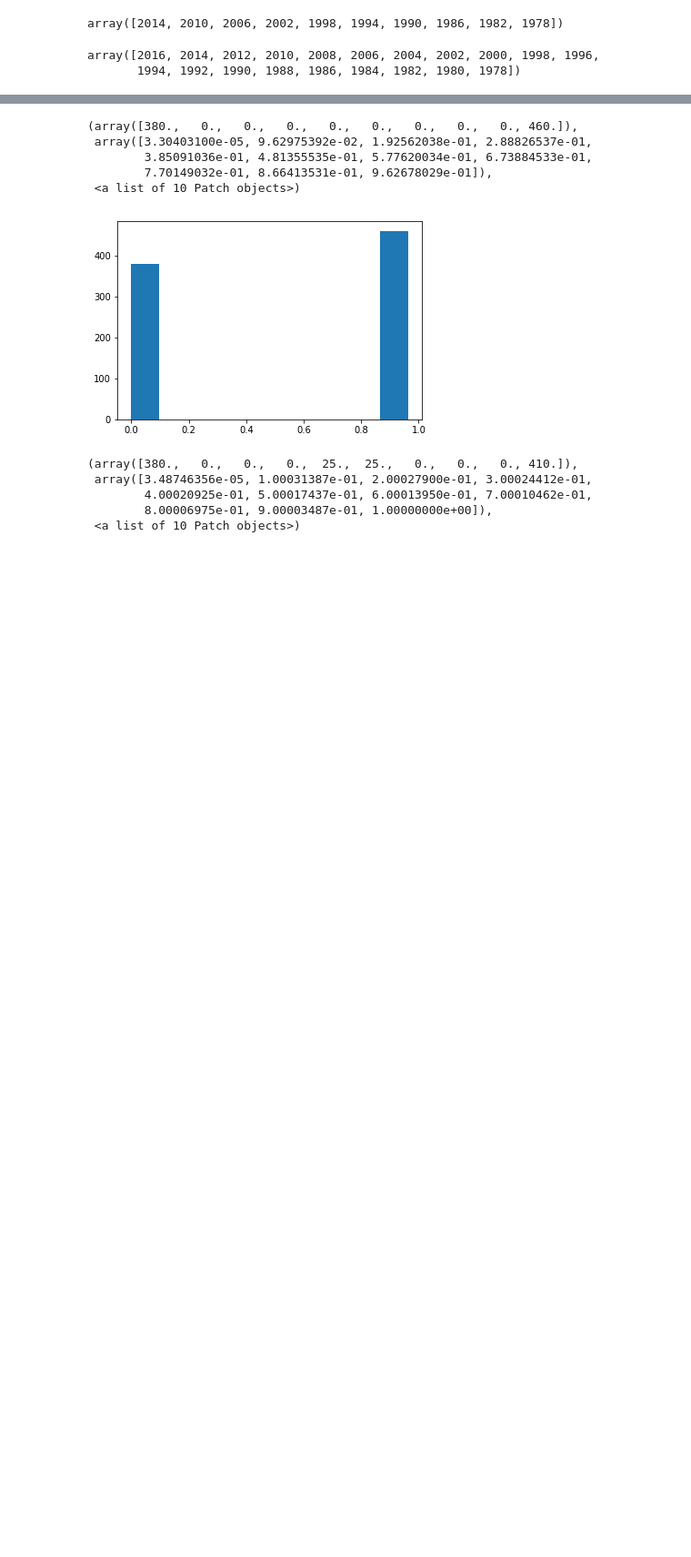
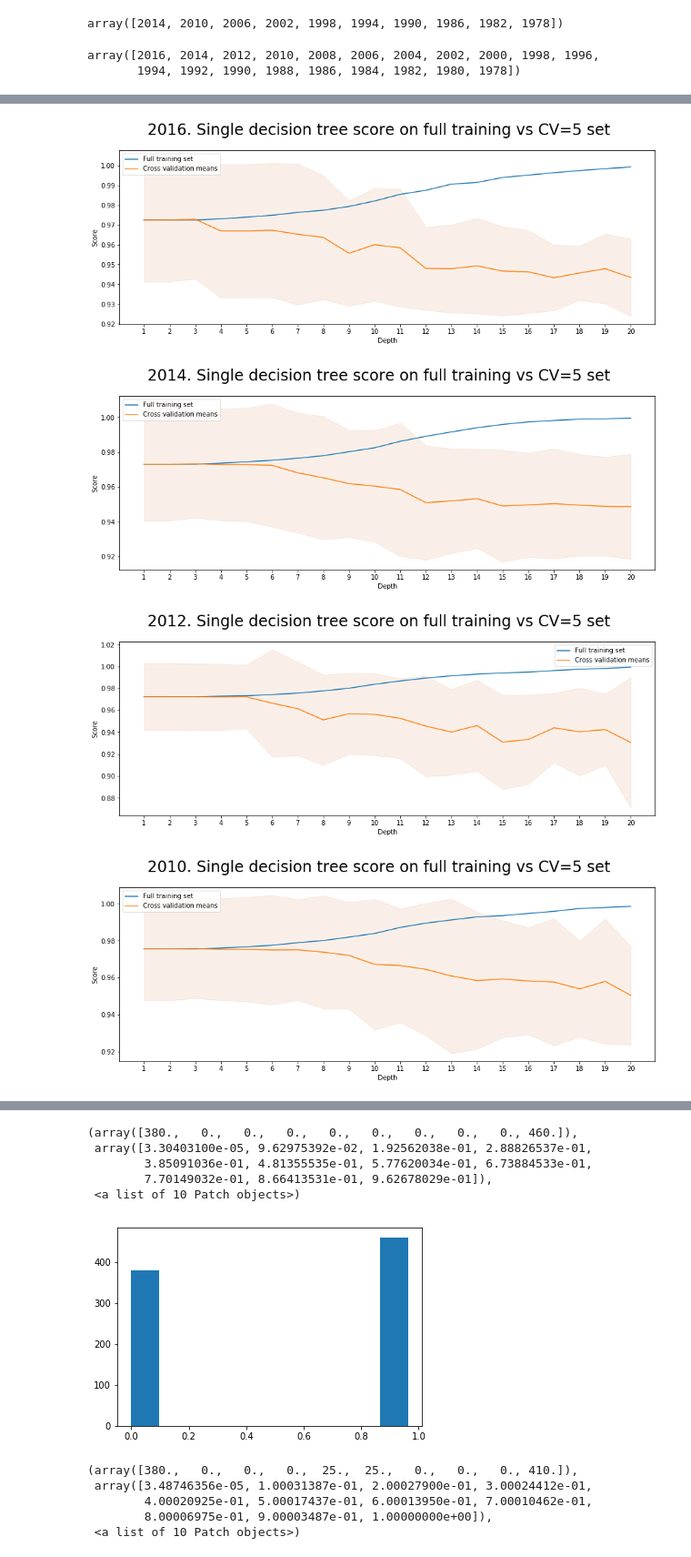
Before and after one commit to pmary/harvard_E-109A_final, a Jupyter notebook: 05-Modeling.ipynb, the cells around one changed output, grey strips where cells are left out. Shown at 91% size. Saved outputs shown, nothing was run; the diff lists cells and outputs as text; code cells hidden in the pictures; blank space fills up the shorter version.

```diff
--- a/05-Modeling.ipynb
+++ b/05-Modeling.ipynb
@@ -378,32 +441,38 @@ def plotCVscores(depths, scores_train, scores_train_CV, scores_train_CVstd, titl
     ax.set_xticks(depths)
     ax.legend();
 # %%
+#find best depth for decision tree
 #years=Midterm_recent_years
-years=All_recent_years
+years=All_recent_years[:5]
 for year in years:
     #split dataset
     x_train, y_train, x_val, y_val, house_df_districts = splitDf(train_data, year)
 
     #preprocess
     x_train_preprocess=preprocess(x_train, y_train, house_df_districts, x_train)
     x_val_preprocess=preprocess(x_train, y_train, house_df_districts, x_val)
 
     #remove columns which are not in both datasets, like set(dataset1)^set(dataset2)
     x_train_preprocess=x_train_preprocess[list(x_val_preprocess)]
 
     #fit model
     depths=list(range(1,21)) #set (maximum) tree depths 1, 2, 3, ..., 20
     scores_train = []
     scores_train_CV = []
     scores_train_CVstd = []
     for depth in depths:
         dt = DecisionTreeClassifier(max_depth = depth)
         scores = cross_val_score(estimator=dt, X=x_train_preprocess, y=y_train, cv=5)
         scores_train_CV.append(scores.mean()) #cross-validated score
         scores_train_CVstd.append(scores.std()) #cross-validated score
         dt.fit(x_train_preprocess, y_train)
         scores_train.append(dt.score(x_train_preprocess, y_train)) #score on training data
 
     #plot
     title='{}. Single decision tree score on full training vs CV=5 set'.format(year)
     plotCVscores(depths, scores_train, scores_train_CV, scores_train_CVstd, title)
+# %% [output]
+[figure, added]
+[figure, added]
+[figure, added]
+[figure, added]
```
Also changed, not shown: parts of 13 cells of this notebook.
